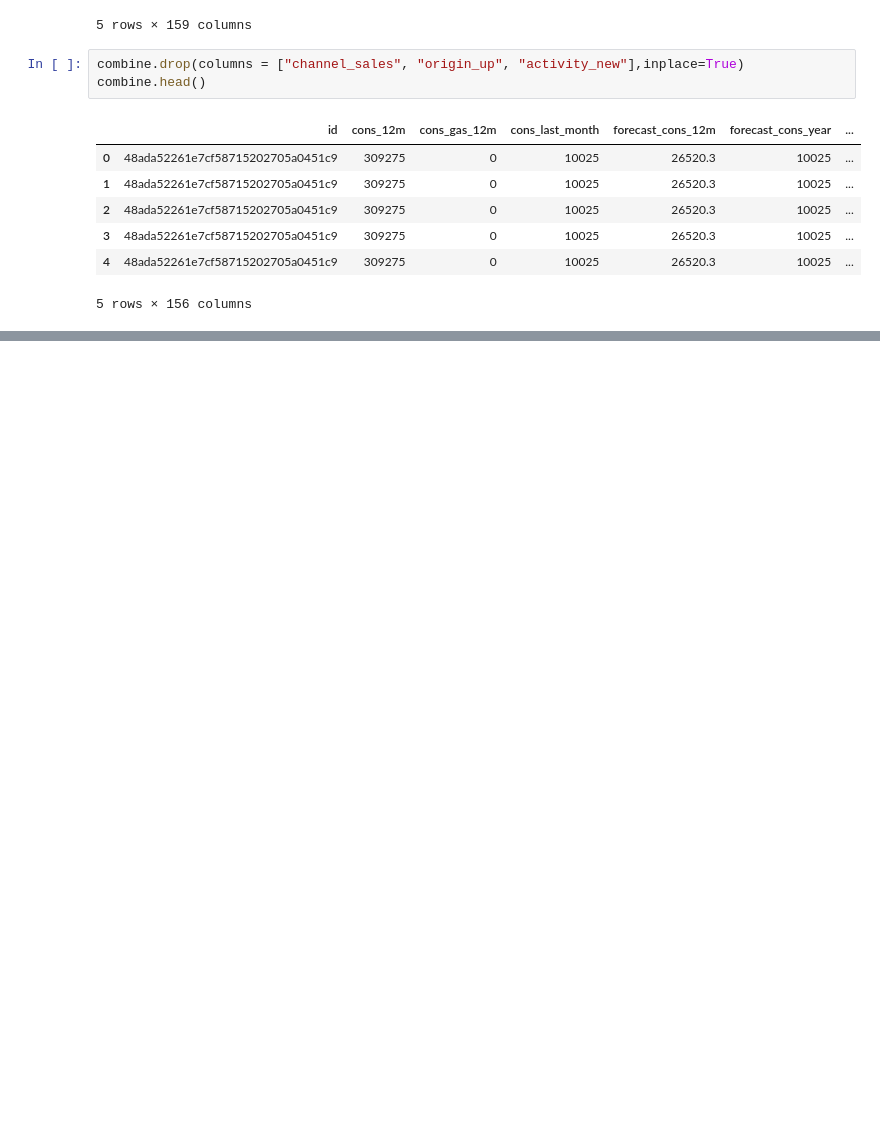
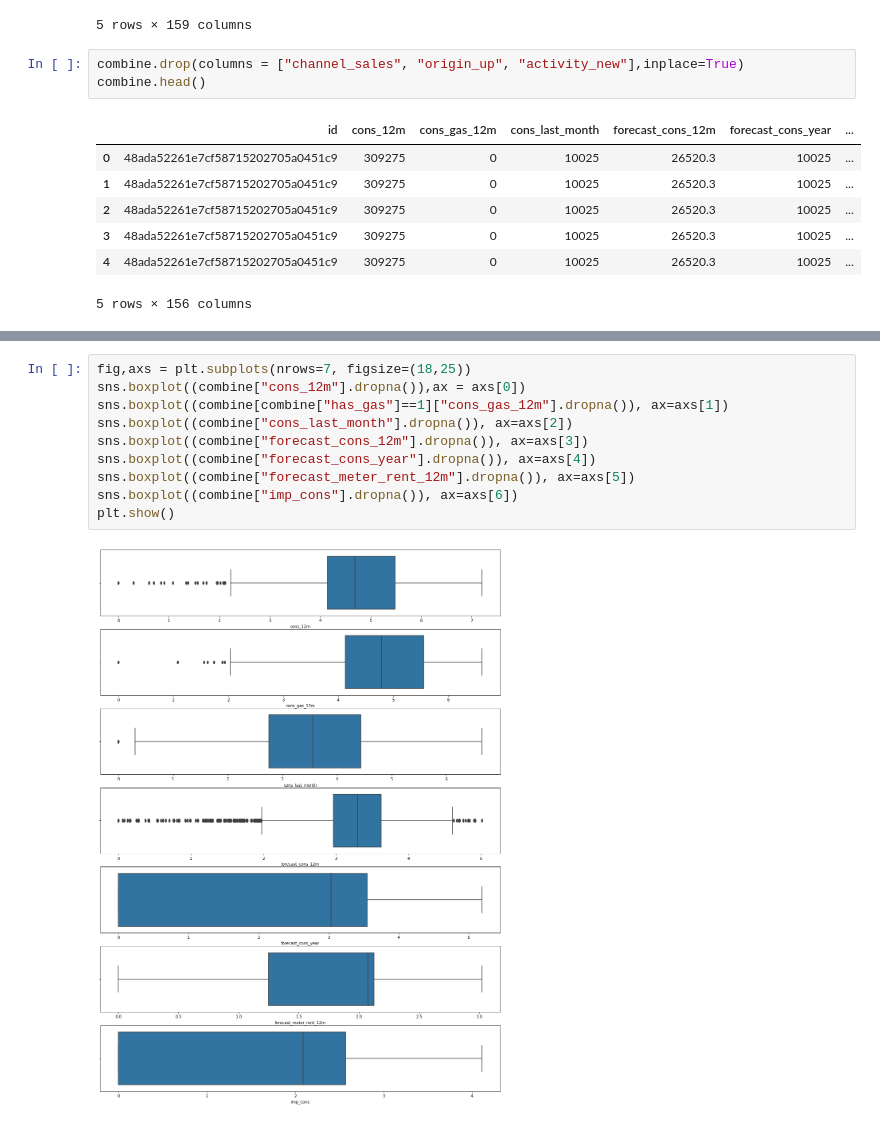
Before and after one commit to weekysui/customer_churn_problem, a Jupyter notebook: Data Understanding (1).ipynb, the cells around one changed output, grey strips where cells are left out. Saved outputs shown, nothing was run; the diff lists cells and outputs as text; blank space fills up the shorter version.

```diff
--- a/Data Understanding (1).ipynb
+++ b/Data Understanding (1).ipynb
@@ -1328,0 +1388,12 @@ combine.head()
+# %%
+fig,axs = plt.subplots(nrows=7, figsize=(18,25))
+sns.boxplot((combine["cons_12m"].dropna()),ax = axs[0])
+sns.boxplot((combine[combine["has_gas"]==1]["cons_gas_12m"].dropna()), ax=axs[1])
+sns.boxplot((combine["cons_last_month"].dropna()), ax=axs[2])
+sns.boxplot((combine["forecast_cons_12m"].dropna()), ax=axs[3])
+sns.boxplot((combine["forecast_cons_year"].dropna()), ax=axs[4])
+sns.boxplot((combine["forecast_meter_rent_12m"].dropna()), ax=axs[5])
+sns.boxplot((combine["imp_cons"].dropna()), ax=axs[6])
+plt.show()
+# %% [output]
+[figure, added]
```
Also changed, not shown: parts of 18 cells of this notebook.
